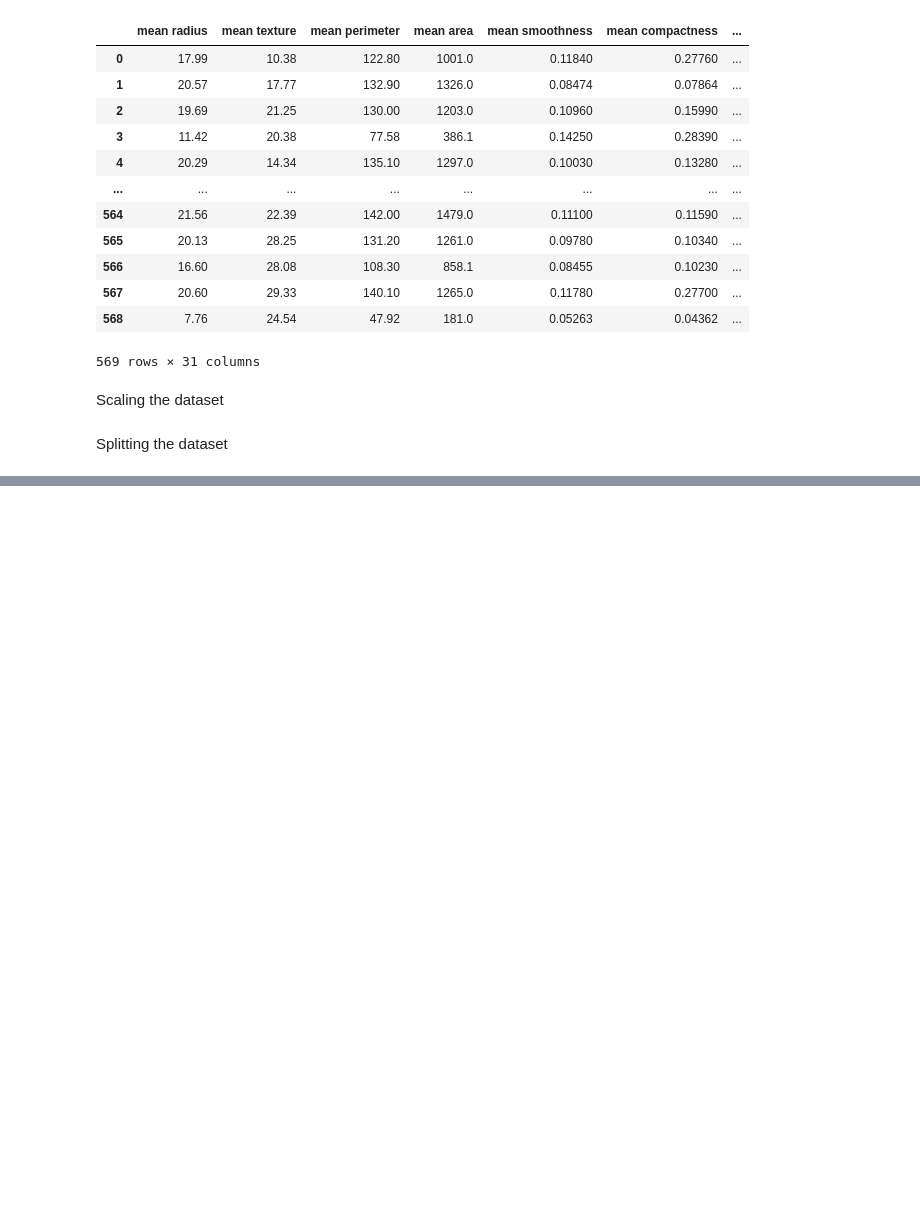
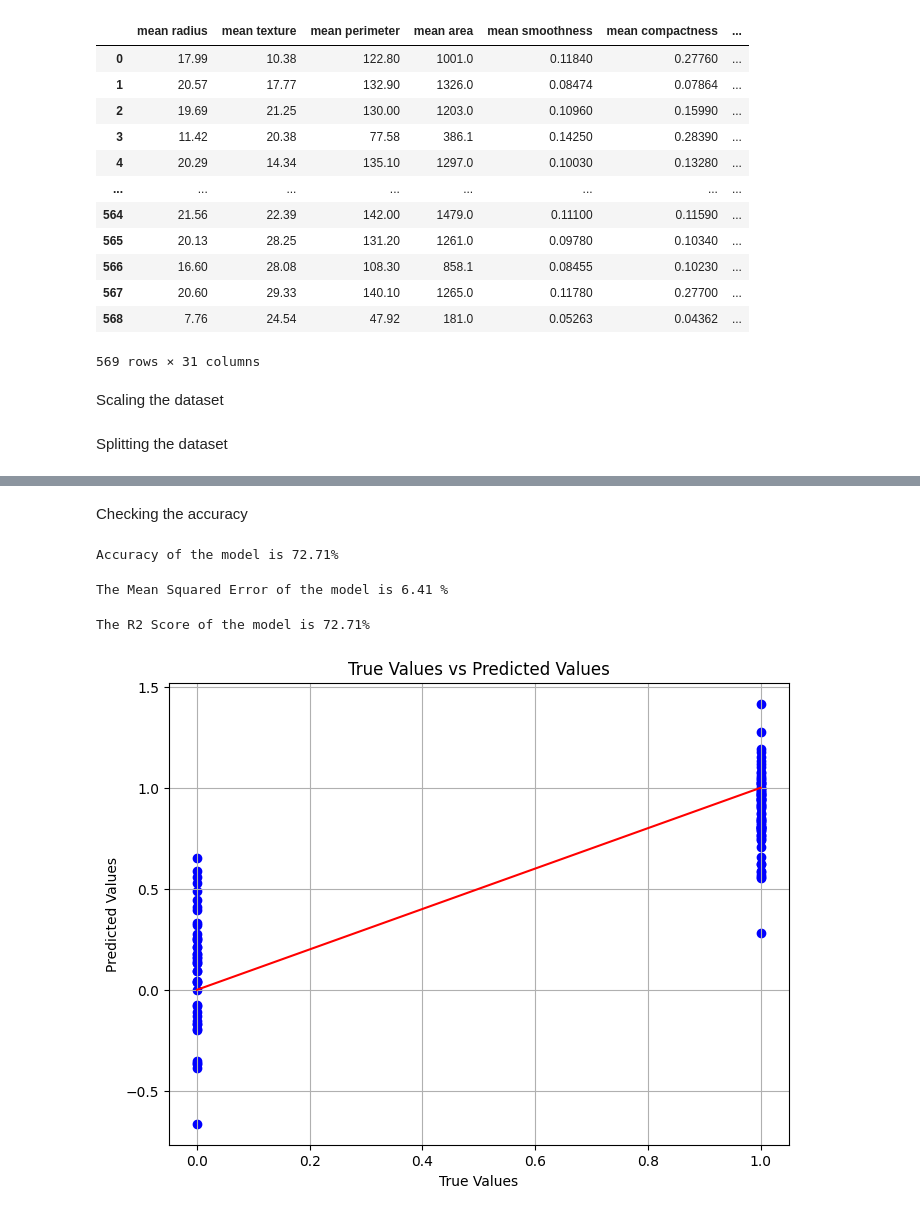
Before and after one commit to Kennethdsouza11/ML-LAB, a Jupyter notebook: Linear-Regression/main.ipynb, the cells around one changed output, grey strips where cells are left out. Cells and saved outputs as stored; diff of their text form; code cells hidden in the pictures; blank space fills up the shorter version.

```diff
--- a/Linear-Regression/main.ipynb
+++ b/Linear-Regression/main.ipynb
@@ -37,6 +38,11 @@ y = df['target']
 Scaling the dataset
 # %%
 sc = StandardScaler()
-X = sc.fit_transform(X)
+X_scaled = sc.fit_transform(X)
 # %% [markdown]
 Splitting the dataset
+# %%
+X_train, X_test, y_train, y_test = train_test_split(X, y, test_size = 0.2, random_state = 42)
+# %%
+model = LinearRegression()
+model.fit(X_train, y_train)
@@ -42,0 +53,30 @@ Splitting the dataset
+# %%
+y_pred = model.predict(X_test)
+# %% [markdown]
+Checking the accuracy
+# %%
+accuracy = model.score(X_test, y_test)
+print(f"Accuracy of the model is {accuracy *100:.2f}%")
+# %% [output]
+Accuracy of the model is 72.71%
+# %%
+mse = mean_squared_error(y_test, y_pred)
+print(f"The Mean Squared Error of the model is {mse * 100:.2f} %")
+# %% [output]
+The Mean Squared Error of the model is 6.41 %
+# %%
+r2 = r2_score(y_test, y_pred)
+print(f"The R2 Score of the model is {r2 * 100:.2f}%")
+# %% [output]
+The R2 Score of the model is 72.71%
+# %%
+plt.figure(figsize = (8,6))
+plt.scatter(y_test, y_pred, color = 'blue', label = 'Predicted vs Actual')
+plt.plot([min(y_test), max(y_test)], [min(y_test), max(y_test)], color = 'red', label = 'Perfect fit')
+plt.title('True Values vs Predicted Values')
+plt.xlabel('True Values')
+plt.ylabel('Predicted Values')
+plt.grid(True)
+plt.show()
+# %% [output]
+[figure, added]
```
Also changed, not shown: parts of 4 cells of this notebook, 6 other files.
